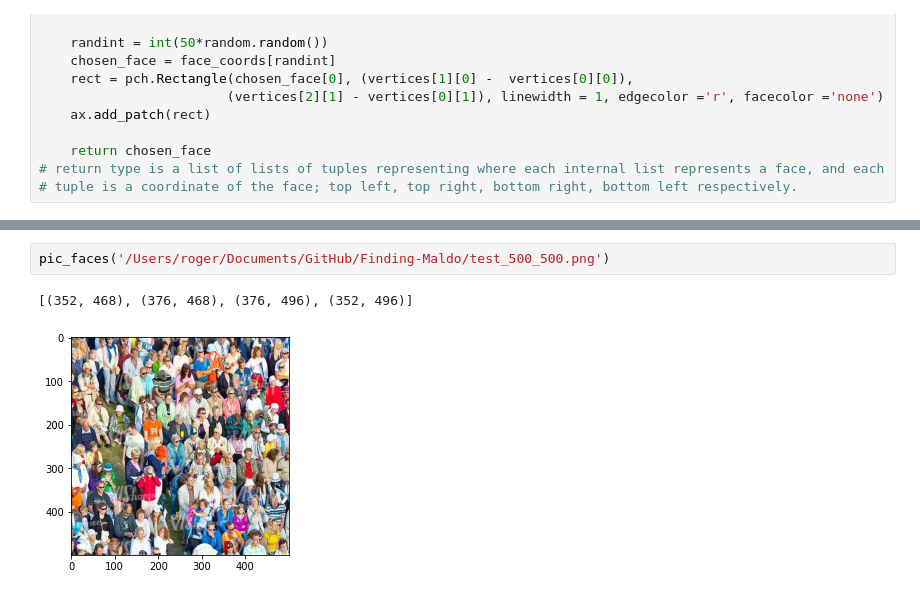
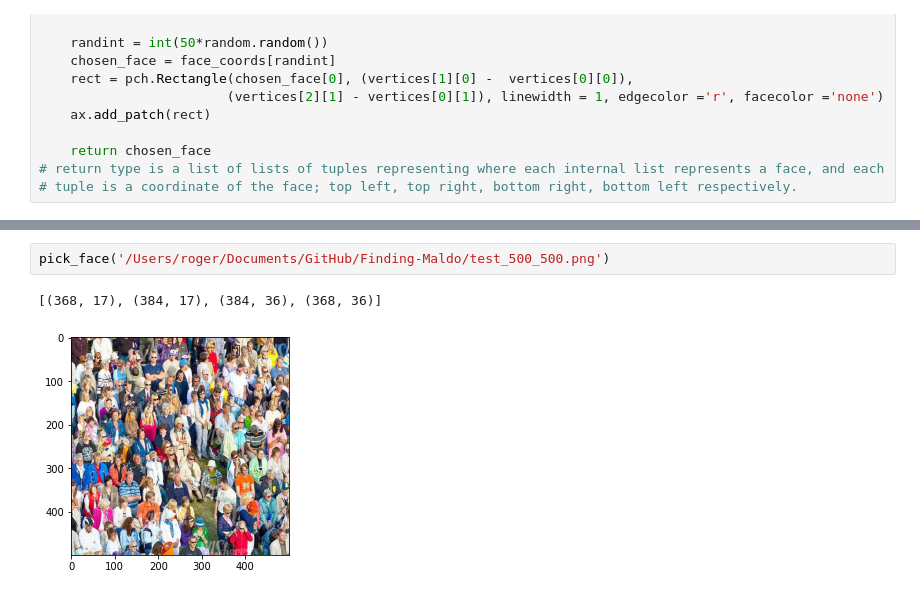
Before and after one commit to RogerLamTd/Finding-Maldo, a Jupyter notebook: Untitled.ipynb, the cells around one changed output, grey strips where cells are left out. Drawn from its saved outputs; the diff is of its cells as text.

```diff
--- a/Untitled.ipynb
+++ b/Untitled.ipynb
@@ -102,6 +102,6 @@ cropping dimensions left: 322, right: 822, up: 278, down: 778
 cropped photo w: 500, h: 500
 # %%
-pic_faces('/Users/roger/Documents/GitHub/Finding-Maldo/test_500_500.png')
+pick_face('/Users/roger/Documents/GitHub/Finding-Maldo/test_500_500.png')
 # %% [output]
-[(352, 468), (376, 468), (376, 496), (352, 496)]
+[(368, 17), (384, 17), (384, 36), (368, 36)]
-[figure, old version]
+[figure, new version]
```
Also changed, not shown: parts of 1 cell of this notebook.
